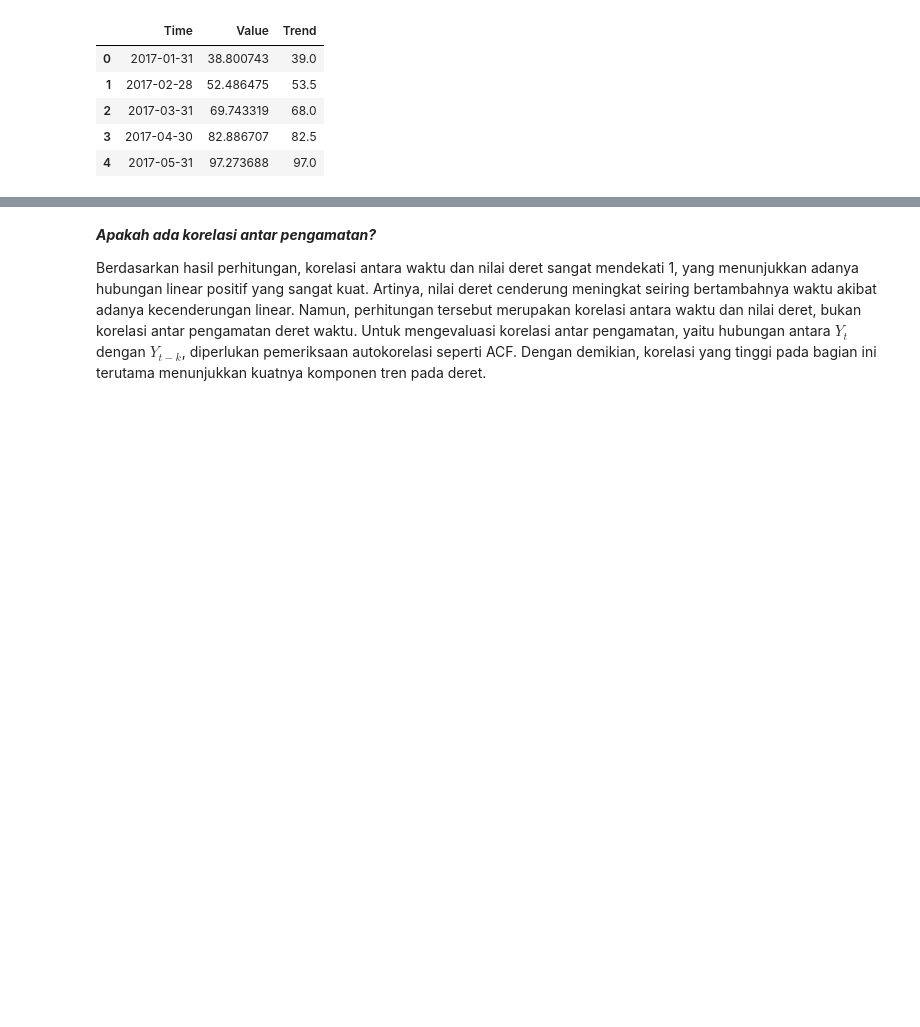
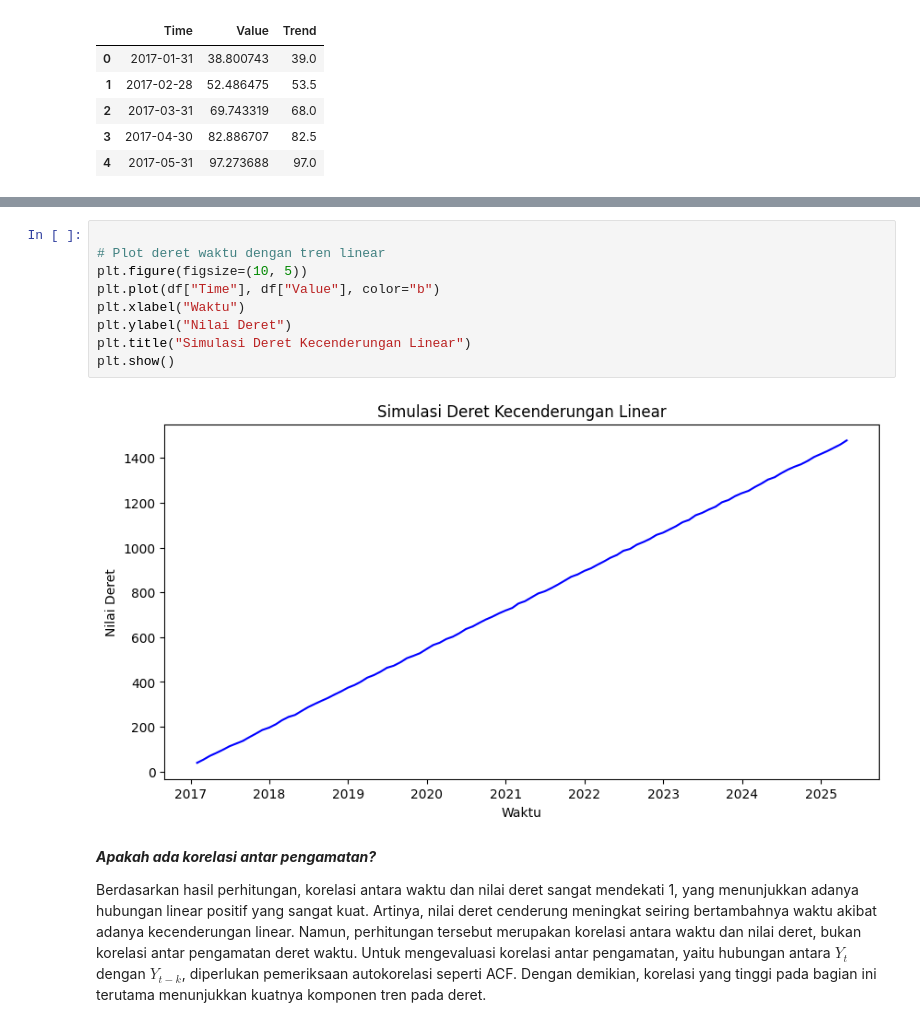
Before and after one commit to PutriAqila/Analisis-Deret-Waktu, a Jupyter notebook: Tugas_STA1542_Minggu_2_Kecenderungan_Deret.ipynb, the cells around one changed output, grey strips where cells are left out. Saved outputs shown, nothing was run; the diff lists cells and outputs as text; blank space fills up the shorter version.

```diff
--- a/Tugas_STA1542_Minggu_2_Kecenderungan_Deret.ipynb
+++ b/Tugas_STA1542_Minggu_2_Kecenderungan_Deret.ipynb
@@ -99,3 +60,14 @@ fig.show()
+# %%
+
+# Plot deret waktu dengan tren linear
+plt.figure(figsize=(10, 5))
+plt.plot(df["Time"], df["Value"], color="b")
+plt.xlabel("Waktu")
+plt.ylabel("Nilai Deret")
+plt.title("Simulasi Deret Kecenderungan Linear")
+plt.show()
+# %% [output]
+[figure, added]
 # %% [markdown]
 ***Apakah ada korelasi antar pengamatan?***
 
```
Also changed, not shown: parts of 12 cells of this notebook.
